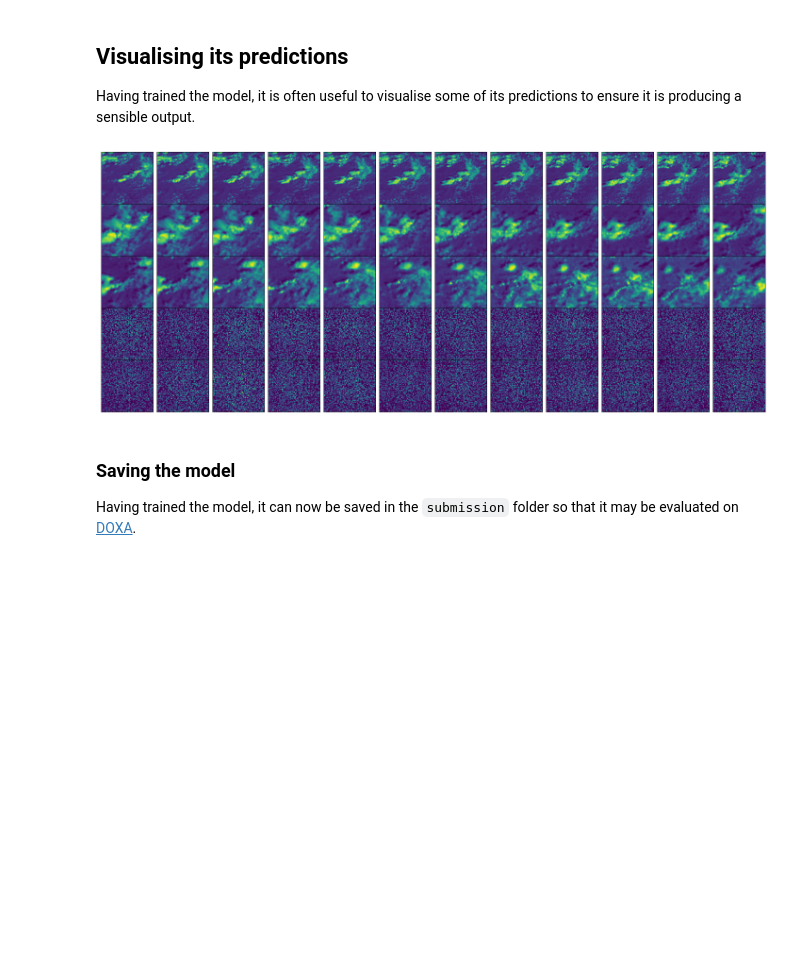
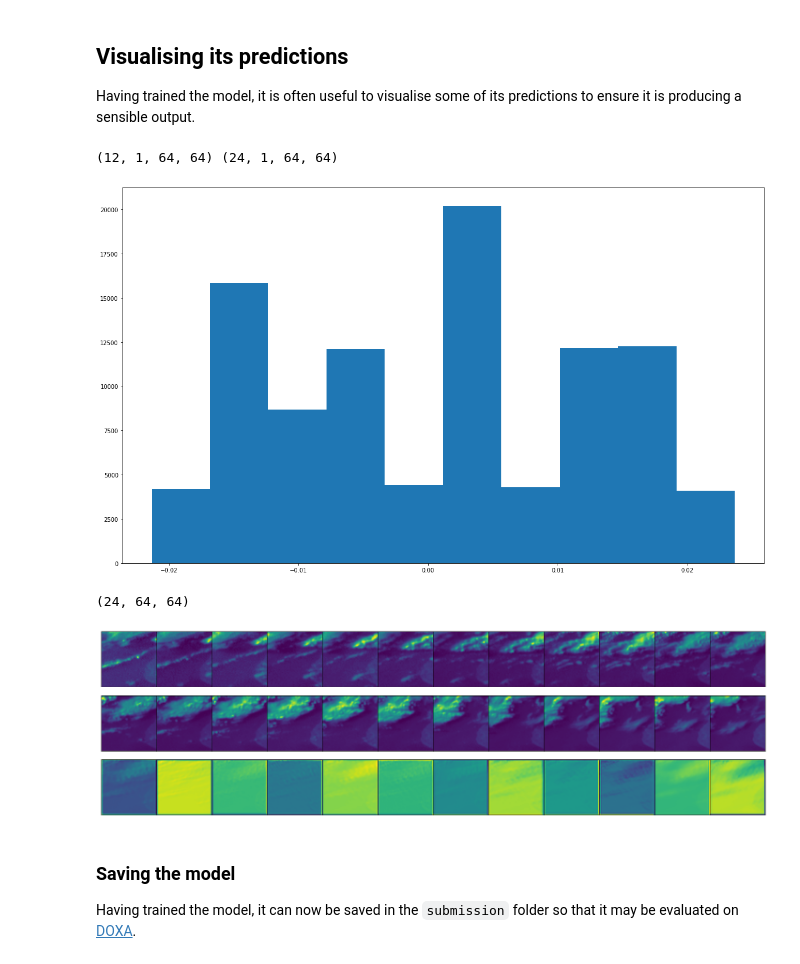
Before and after one commit to mb010/climatehack2022, a Jupyter notebook: training.ipynb, the cells around one changed output. Saved outputs shown, nothing was run; the diff lists cells and outputs as text; code cells hidden in the pictures; blank space fills up the shorter version.

Commit message:
Big update. Running training ConvLSTM model

```diff
--- a/training.ipynb
+++ b/training.ipynb
@@ -177,0 +102,13 @@ criterion = MS_SSIMLoss(channels=24) # produces less blurry images than nn.MSELo
+# %%
+# ConvLSTM
+# https://github.com/ndrplz/ConvLSTM_pytorch
+
+model = Model(
+    input_dim=1,
+    hidden_dim=[64, 24],
+    kernel_size=(3,3),
+    num_layers=2, #8
+    batch_first=True,
+    bias=True,
+    return_all_layers=False
+).to(device)
@@ -178,3 +178,7 @@ criterion = MS_SSIMLoss(channels=24) # produces less blurry images than nn.MSELo
+# %%
+optimiser = optim.Adam(model.parameters(), lr=1e-6)
+criterion = MS_SSIMLoss(channels=24) # produces less blurry images than nn.MSELoss()
+#criterion = nn.MSELoss()
 # %% [markdown]
 ### Training the model
 # %%
@@ -233,46 +229,55 @@ Text(0, 0.5, 'Loss')
 
 Having trained the model, it is often useful to visualise some of its predictions to ensure it is producing a sensible output.
 # %%
-x = dataset["data"].sel(time=slice("2020-07-01 12:00", "2020-07-01 12:55")).isel(x=slice(128, 256), y=slice(128, 256)).to_numpy()
-y = dataset["data"].sel(time=slice("2020-07-01 13:00", "2020-07-01 14:55")).isel(x=slice(160, 224), y=slice(160, 224)).to_numpy()
-p = model(torch.from_numpy(x.astype(float32)).unsqueeze(dim=0)).detach().numpy()[0]
+val = ClimateHackDataset(
+    split='val',
+    transform=transform
+)
 
-fig, (ax1, ax2, ax3, ax4, ax5) = plt.subplots(5, 12, figsize=(20,8))
+x, y = val[10]
+print(x.shape, y.shape)
+#x = validation[0][0]
+#y = validation[1][0]
+a, b = model(torch.from_numpy(x.astype(float32)).unsqueeze(dim=0).to(device))
+
+p = b[0][0]
+p = p.squeeze().cpu().detach().numpy().squeeze()
+plt.hist(p.flatten())
+plt.show()
+print(p.shape)
+fig, (ax1, ax2, ax3) = plt.subplots(3, 12, figsize=(20,6))
 
 # plot the twelve 128x128 input images
 for i, img in enumerate(x):
-    ax1[i].imshow(img, cmap='viridis')
+    ax1[i].imshow(img.squeeze(), cmap='viridis')
     ax1[i].get_xaxis().set_visible(False)
     ax1[i].get_yaxis().set_visible(False)
 
 # plot twelve 64x64 true output images
 for i, img in enumerate(y[:12]):
-    ax2[i].imshow(img, cmap='viridis')
+    ax2[i].imshow(img.squeeze(), cmap='viridis')
     ax2[i].get_xaxis().set_visible(False)
     ax2[i].get_yaxis().set_visible(False)
 
-# plot twelve more 64x64 true output images
-for i, img in enumerate(y[12:]):
+# plot the twelve 64x64 predicted output images
+for i, img in enumerate(p[:12]):
     ax3[i].imshow(img, cmap='viridis')
     ax3[i].get_xaxis().set_visible(False)
     ax3[i].get_yaxis().set_visible(False)
 
-# plot the twelve 64x64 predicted output images
-for i, img in enumerate(p[:12]):
-    ax4[i].imshow(img, cmap='viridis')
-    ax4[i].get_xaxis().set_visible(False)
-    ax4[i].get_yaxis().set_visible(False)
-
 # plot twelve more 64x64 output images
-for i, img in enumerate(p[12:]):
-    ax5[i].imshow(img, cmap='viridis')
-    ax5[i].get_xaxis().set_visible(False)
-    ax5[i].get_yaxis().set_visible(False)
+#for i, img in enumerate(p[12:]):
+#    ax5[i].imshow(img.cpu().detach().numpy().squeeze(), cmap='viridis')
+#    ax5[i].get_xaxis().set_visible(False)
+#    ax5[i].get_yaxis().set_visible(False)
 
 fig.tight_layout()
 fig.subplots_adjust(wspace=0, hspace=0)
 # %% [output]
+(12, 1, 64, 64) (24, 1, 64, 64)
-[figure, old version]
+[figure, new version]
+(24, 64, 64)
+[figure, added]
 # %% [markdown]
 ### Saving the model
 
```
Also changed, not shown: parts of 26 cells of this notebook, 10 other files.
